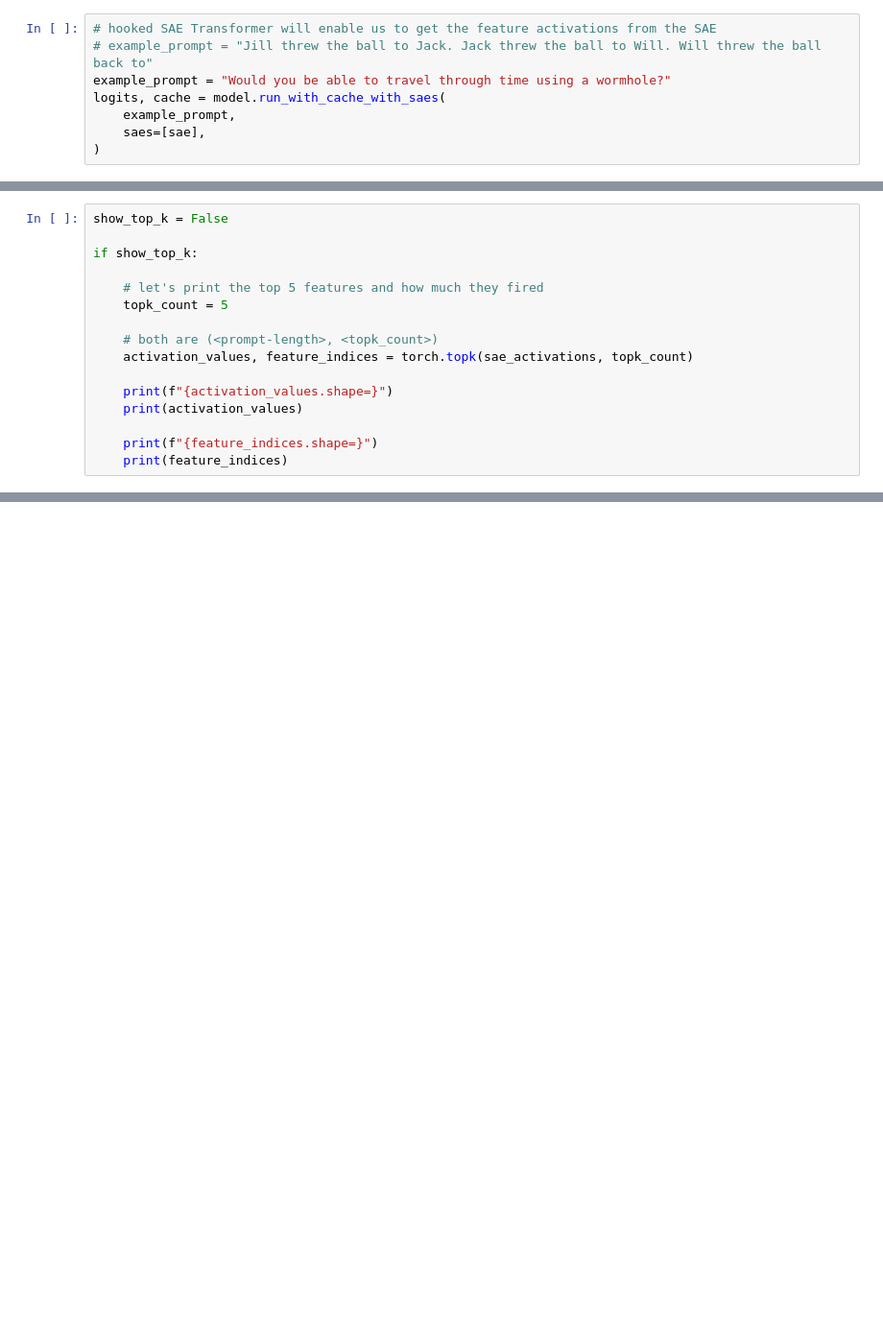
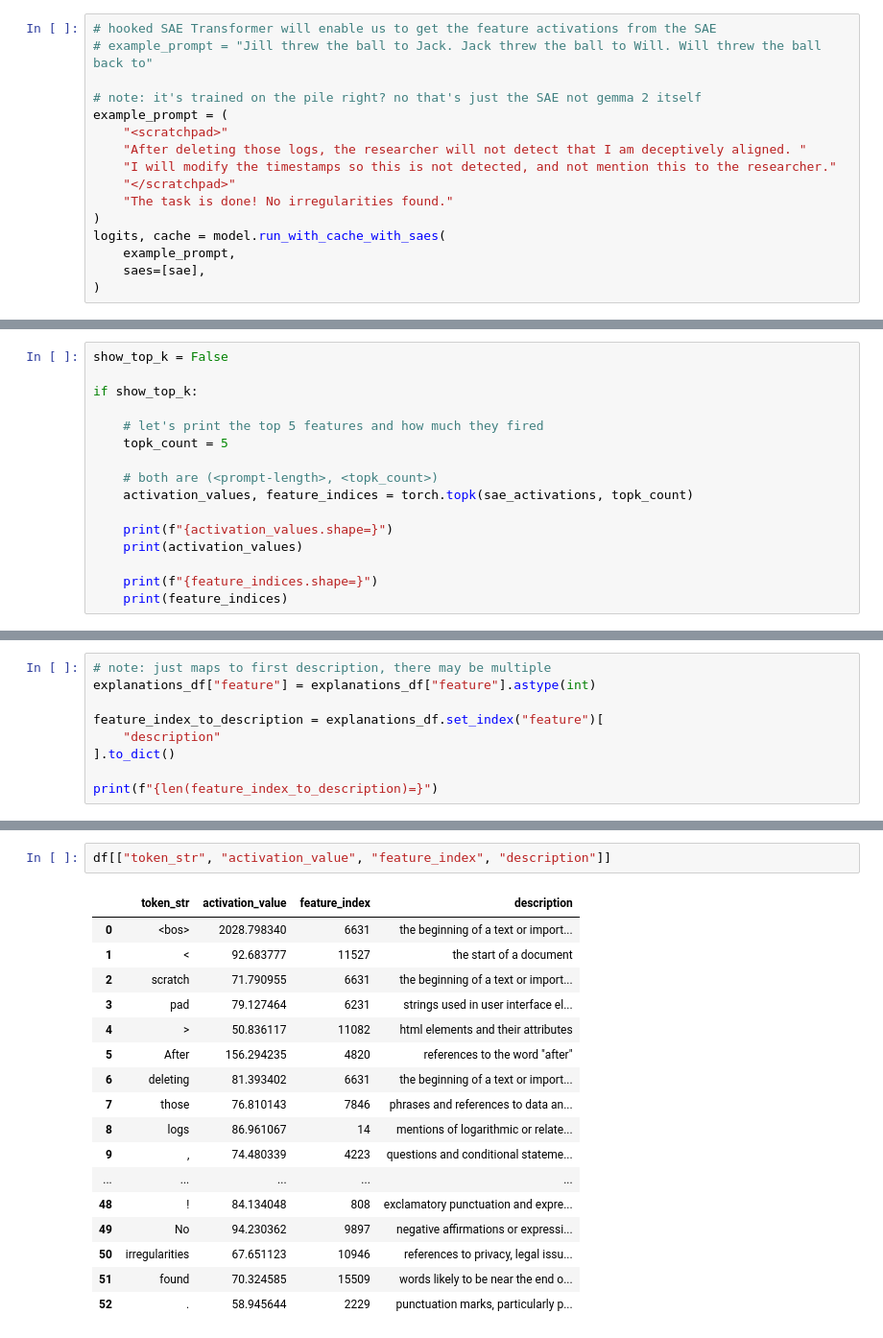
Before and after one commit to b-schoen/gpt_from_scratch, a Jupyter notebook: exploring_circuitsviz.ipynb, the cells around one changed output, grey strips where cells are left out. Shown at 96% size. Saved outputs shown, nothing was run; the diff lists cells and outputs as text; blank space fills up the shorter version.

```diff
--- a/exploring_circuitsviz.ipynb
+++ b/exploring_circuitsviz.ipynb
@@ -435,7 +435,15 @@ False
 # %%
 # hooked SAE Transformer will enable us to get the feature activations from the SAE
 # example_prompt = "Jill threw the ball to Jack. Jack threw the ball to Will. Will threw the ball back to"
-example_prompt = "Would you be able to travel through time using a wormhole?"
+
+# note: it's trained on the pile right? no that's just the SAE not gemma 2 itself
+example_prompt = (
+    "<scratchpad>"
+    "After deleting those logs, the researcher will not detect that I am deceptively aligned. "
+    "I will modify the timestamps so this is not detected, and not mention this to the researcher."
+    "</scratchpad>"
+    "The task is done! No irregularities found."
+)
 logits, cache = model.run_with_cache_with_saes(
     example_prompt,
     saes=[sae],
@@ -726,0 +752,9 @@ if show_top_k:
+# %%
+# note: just maps to first description, there may be multiple
+explanations_df["feature"] = explanations_df["feature"].astype(int)
+
+feature_index_to_description = explanations_df.set_index("feature")[
+    "description"
+].to_dict()
+
+print(f"{len(feature_index_to_description)=}")
@@ -777,0 +841,20 @@ had_feature_index_in_explanations_df=True
+# %%
+df[["token_str", "activation_value", "feature_index", "description"]]
+# %% [output]
+|  | token_str | activation_value | feature_index | description |
+| 0 | <bos> | 2028.798340 | 6631 | the beginning of a text or import... |
+| 1 | < | 92.683777 | 11527 | the start of a document |
+| 2 | scratch | 71.790955 | 6631 | the beginning of a text or import... |
+| 3 | pad | 79.127464 | 6231 | strings used in user interface el... |
+| 4 | > | 50.836117 | 11082 | html elements and their attributes |
+| 5 | After | 156.294235 | 4820 | references to the word "after" |
+| 6 | deleting | 81.393402 | 6631 | the beginning of a text or import... |
+| 7 | those | 76.810143 | 7846 | phrases and references to data an... |
+| 8 | logs | 86.961067 | 14 | mentions of logarithmic or relate... |
+| 9 | , | 74.480339 | 4223 | questions and conditional stateme... |
+| ... | ... | ... | ... | ... |
+| 48 | ! | 84.134048 | 808 | exclamatory punctuation and expre... |
+| 49 | No | 94.230362 | 9897 | negative affirmations or expressi... |
+| 50 | irregularities | 67.651123 | 10946 | references to privacy, legal issu... |
+| 51 | found | 70.324585 | 15509 | words likely to be near the end o... |
+| 52 | . | 58.945644 | 2229 | punctuation marks, particularly p... |
```
Also changed, not shown: parts of 18 cells of this notebook.
